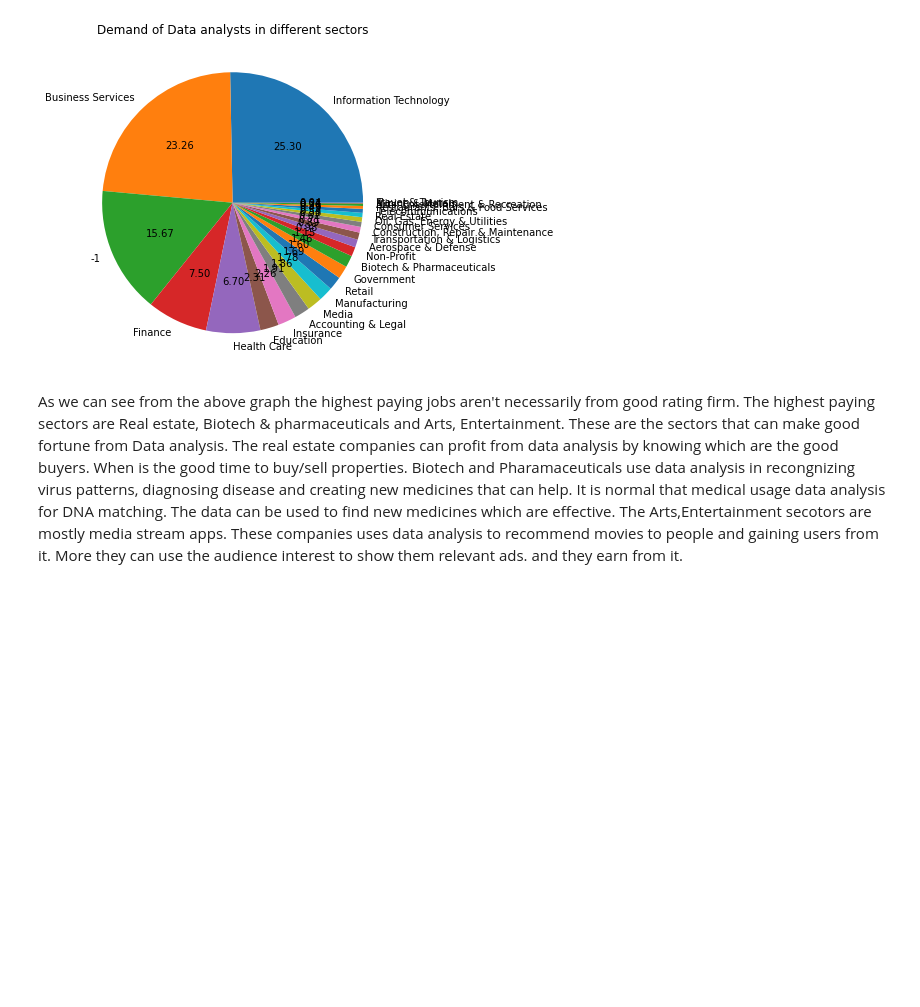
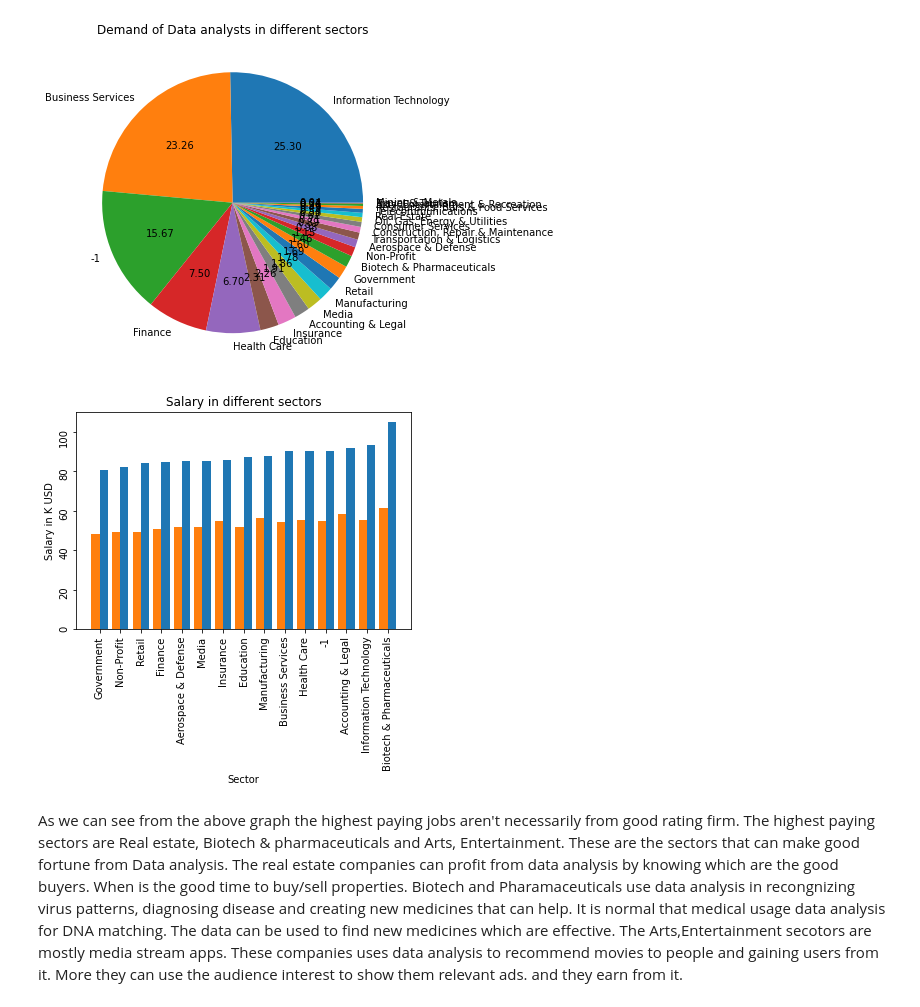
Before and after one commit to regarmukesh3g/DataScience, a Jupyter notebook: DataAnalystJobs/Notebook/JobsAnalysis.ipynb, the cells around one changed output. Saved outputs shown, nothing was run; the diff lists cells and outputs as text; code cells hidden in the pictures; blank space fills up the shorter version.

```diff
--- a/DataAnalystJobs/Notebook/JobsAnalysis.ipynb
+++ b/DataAnalystJobs/Notebook/JobsAnalysis.ipynb
@@ -255,0 +236,8 @@ plt.show()
+# %%
+df_helper = DfHelper(size_trimed_data)
+plt.figure(figsize = [13,8])
+plt.subplot(1,2,1)
+df_helper.show_pie_chart('Location City', head_lim = 10)
+plt.subplot(1,2,2)
+df_helper.show_pie_chart('Location State')
+plt.show()
@@ -343,6 +320,12 @@ plt.pie(sector_values, labels = sector_index, autopct = "%.2f" )
   Text(0.5999947502721038, -0.0025099095433247865, '0.04'),
   Text(0.5999994167061397, -0.0008366315151027634, '0.04')])
 [figure]
+# %%
+
+sector_labels = ['Salary in different sectors', 'Sector', 'Salary in K USD']
+df_helper.bar_on_two_num_var('Sector', 'max_salary', 'min_salary',head_count = 15, width = 0.4, labels = sector_labels)
+# %% [output]
+[figure, added]
 # %% [markdown]
 As we can see from the above graph the highest paying jobs aren't necessarily from good rating firm. The highest paying sectors are Real estate, Biotech & pharmaceuticals and Arts, Entertainment. These are the sectors that can make good fortune from Data analysis. The real estate companies can profit from data analysis by knowing which are the good buyers. When is the good time to buy/sell properties. Biotech and Pharamaceuticals use data analysis in recongnizing virus patterns, diagnosing disease and creating new medicines that can help. It is normal that medical usage data analysis for DNA matching. The data can be used to find new medicines which are effective.
 The Arts,Entertainment secotors are mostly media stream apps. These companies uses data analysis to recommend movies to people and gaining users from it. More they can use the audience interest to show them relevant ads. and they earn from it.
```
Also changed, not shown: parts of 18 cells of this notebook.
